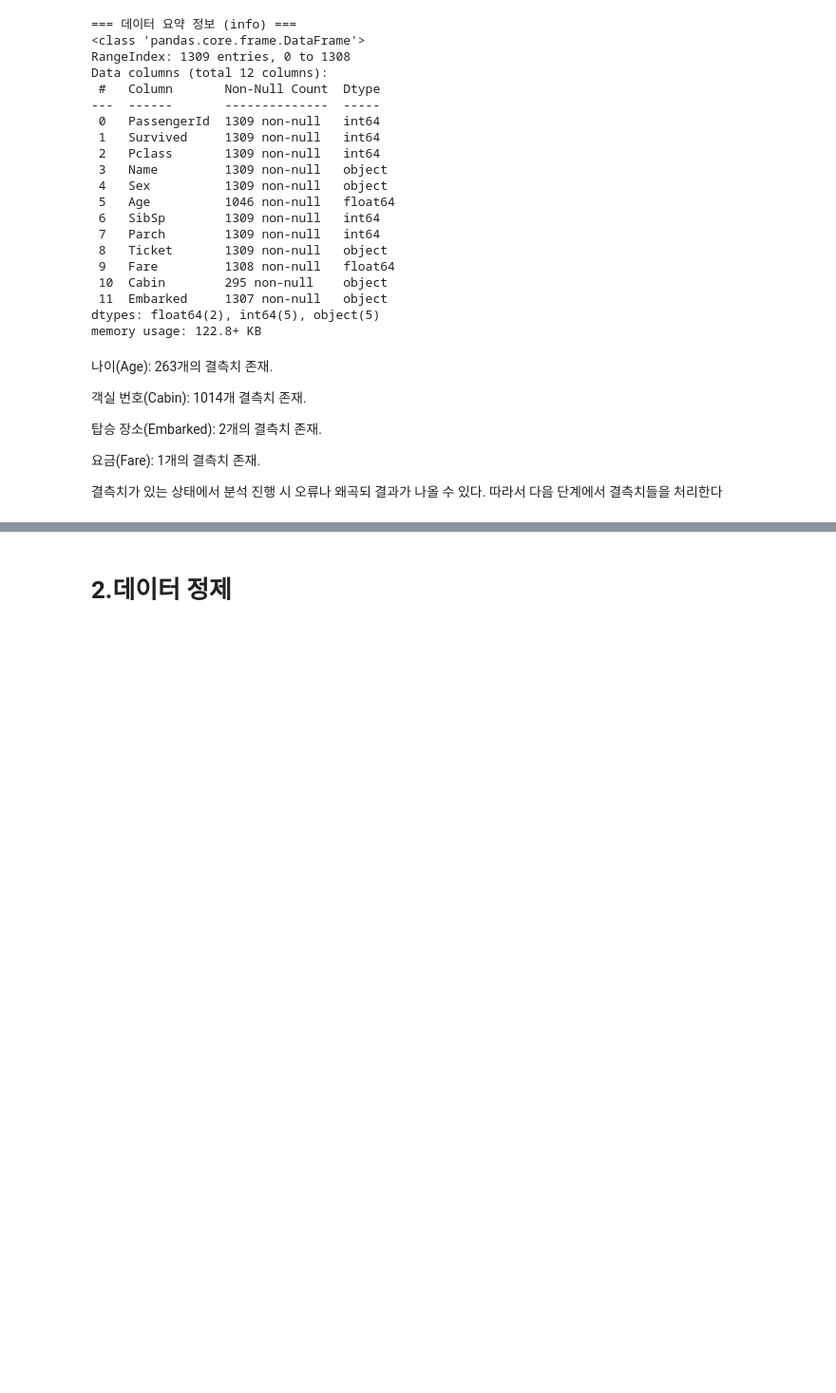
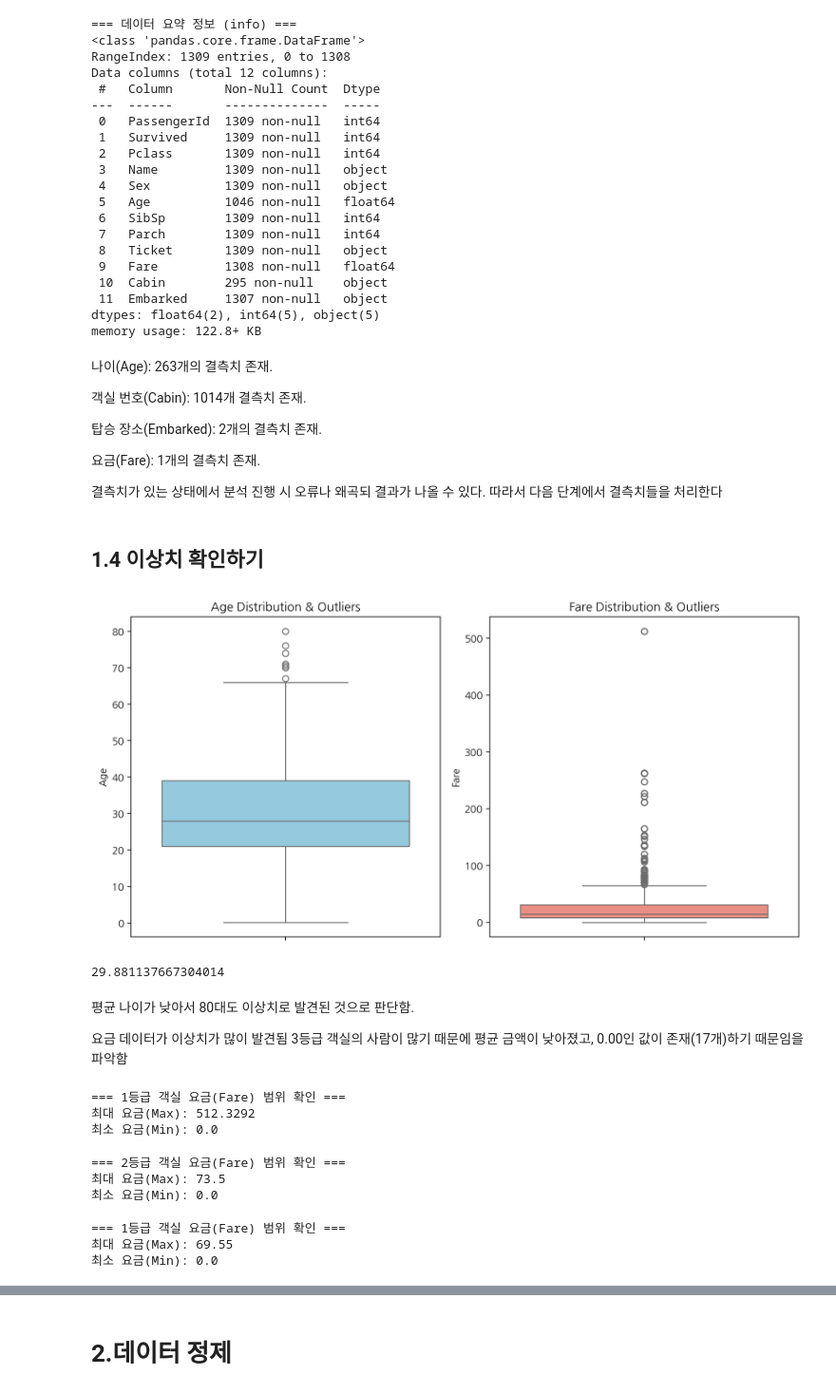
Before and after one commit to sdg331/BDA404, a Jupyter notebook: projects_01/titanic.ipynb, the cells around one changed output, grey strips where cells are left out. Shown at 95% size. Drawn from its saved outputs; the diff is of its cells as text; code cells hidden in the pictures; blank space fills up the shorter version.

```diff
--- a/projects_01/titanic.ipynb
+++ b/projects_01/titanic.ipynb
@@ -158,3 +156,81 @@ memory usage: 122.8+ KB
 요금(Fare): 1개의 결측치 존재.
 
 결측치가 있는 상태에서 분석 진행 시 오류나 왜곡되 결과가 나올 수 있다. 따라서 다음 단계에서 결측치들을 처리한다
+# %% [markdown]
+## 1.4 이상치 확인하기
+# %%
+import matplotlib.pyplot as plt
+import seaborn as sns
+
+# 1행 2열 구조로 아담하고 깔끔한 크기(10x5)의 서브플롯 생성
+fig, axes = plt.subplots(1, 2, figsize=(10, 5))
+
+# [1열] 나이(Age) 변수의 박스플롯
+sns.boxplot(y='Age', data=tt, ax=axes[0], color='skyblue')
+axes[0].set_title('Age Distribution & Outliers')
+axes[0].set_ylabel('Age')
+
+# [2열] 요금(Fare) 변수의 박스플롯
+sns.boxplot(y='Fare', data=tt, ax=axes[1], color='salmon')
+axes[1].set_title('Fare Distribution & Outliers')
+axes[1].set_ylabel('Fare')
+
+# 레이아웃 정돈 후 출력
+plt.tight_layout()
+plt.show()
+# %% [output]
+[figure, added]
+# %%
+print(tt['Age'].mean())
+# %% [output]
+29.881137667304014
+# %% [markdown]
+평균 나이가 낮아서 80대도 이상치로 발견된 것으로 판단함.
+
+요금 데이터가 이상치가 많이 발견됨
+3등급 객실의 사람이 많기 때문에 평균 금액이 낮아졌고, 0.00인 값이 존재(17개)하기 때문임을 파악함
+# %%
+# 1등급 승객 데이터만 필터링
+pclass_1 = tt[tt['Pclass'] == 1]
+
+# Fare의 최댓값과 최솟값 구하기
+max_fare_1 = pclass_1['Fare'].max()
+min_fare_1 = pclass_1['Fare'].min()
+
+print("=== 1등급 객실 요금(Fare) 범위 확인 ===")
+print(f"최대 요금(Max): {max_fare_1}")
+print(f"최소 요금(Min): {min_fare_1}")
+# %% [output]
+=== 1등급 객실 요금(Fare) 범위 확인 ===
+최대 요금(Max): 512.3292
+최소 요금(Min): 0.0
+# %%
+# 1등급 승객 데이터만 필터링
+pclass_1 = tt[tt['Pclass'] == 2]
+
+# Fare의 최댓값과 최솟값 구하기
+max_fare_1 = pclass_1['Fare'].max()
+min_fare_1 = pclass_1['Fare'].min()
+
+print("=== 2등급 객실 요금(Fare) 범위 확인 ===")
+print(f"최대 요금(Max): {max_fare_1}")
+print(f"최소 요금(Min): {min_fare_1}")
+# %% [output]
+=== 2등급 객실 요금(Fare) 범위 확인 ===
+최대 요금(Max): 73.5
+최소 요금(Min): 0.0
+# %%
+# 1등급 승객 데이터만 필터링
+pclass_1 = tt[tt['Pclass'] == 3]
+
+# Fare의 최댓값과 최솟값 구하기
+max_fare_1 = pclass_1['Fare'].max()
+min_fare_1 = pclass_1['Fare'].min()
+
+print("=== 1등급 객실 요금(Fare) 범위 확인 ===")
+print(f"최대 요금(Max): {max_fare_1}")
+print(f"최소 요금(Min): {min_fare_1}")
+# %% [output]
+=== 1등급 객실 요금(Fare) 범위 확인 ===
+최대 요금(Max): 69.55
+최소 요금(Min): 0.0
```
Also changed, not shown: parts of 22 cells of this notebook.
